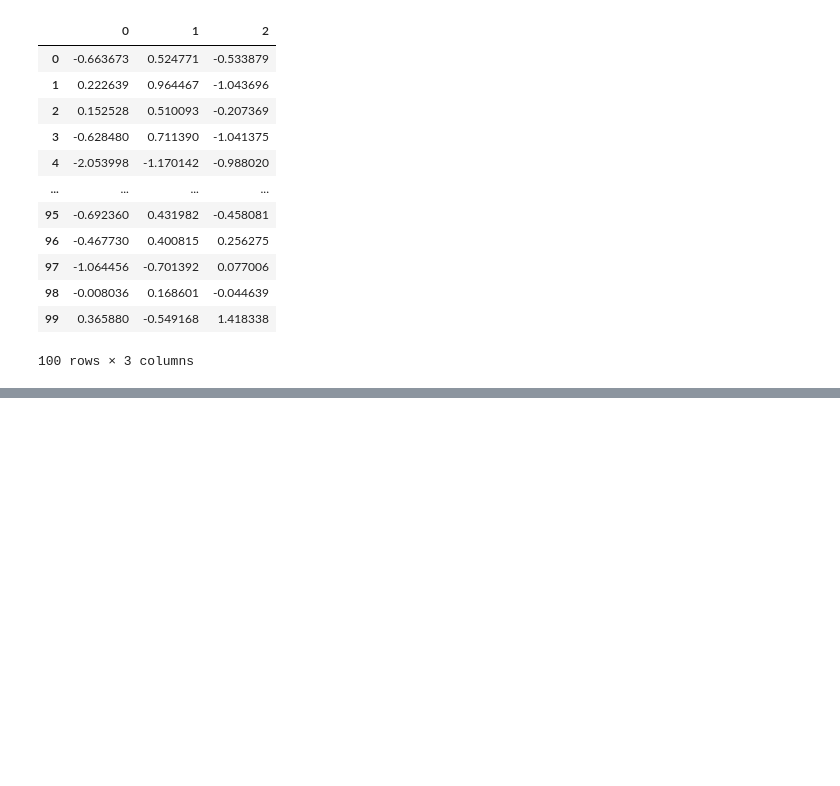
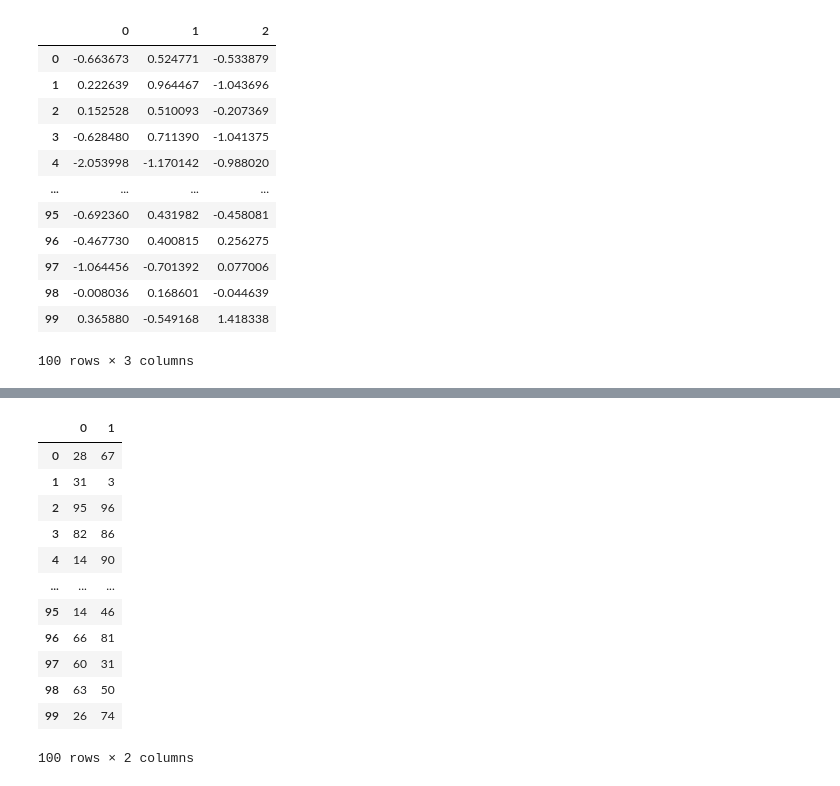
Before and after one commit to pranshuchaurasia/data-science-bootcamp, a Jupyter notebook: python-advanced/data visualization.ipynb, the cells around one changed output, grey strips where cells are left out. Saved outputs shown, nothing was run; the diff lists cells and outputs as text; code cells hidden in the pictures; blank space fills up the shorter version.

```diff
--- a/python-advanced/data visualization.ipynb
+++ b/python-advanced/data visualization.ipynb
@@ -25,0 +30,18 @@ df
+# %%
+df2=pd.DataFrame(np.random.randint(3,100,(100,2)))
+# %%
+df2
+# %% [output]
+|  | 0 | 1 |
+| 0 | 28 | 67 |
+| 1 | 31 | 3 |
+| 2 | 95 | 96 |
+| 3 | 82 | 86 |
+| 4 | 14 | 90 |
+| ... | ... | ... |
+| 95 | 14 | 46 |
+| 96 | 66 | 81 |
+| 97 | 60 | 31 |
+| 98 | 63 | 50 |
+| 99 | 26 | 74 |
+100 rows × 2 columns
```
Also changed, not shown: parts of 2 cells of this notebook.
